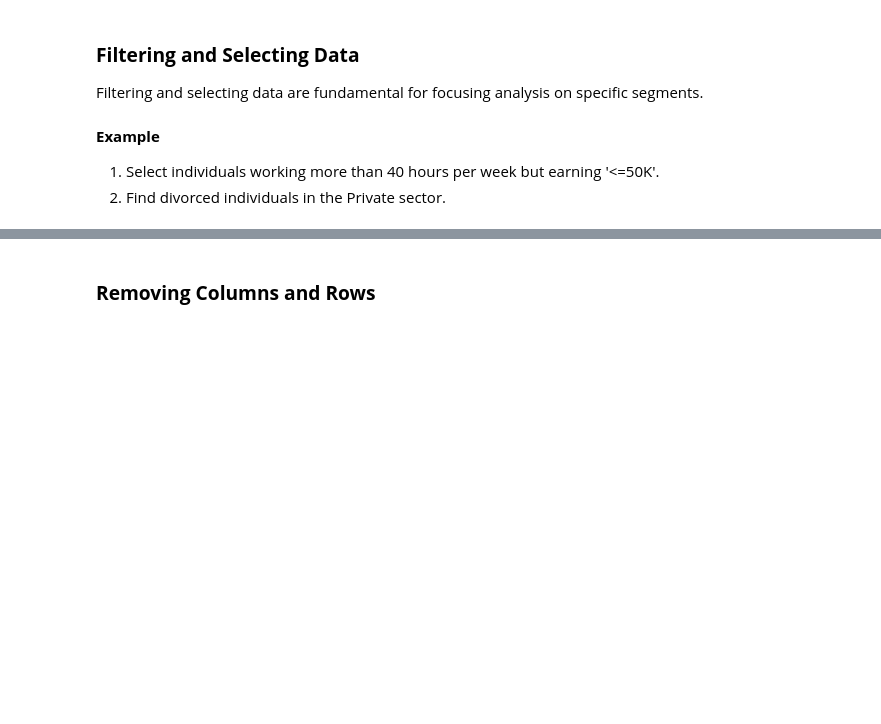
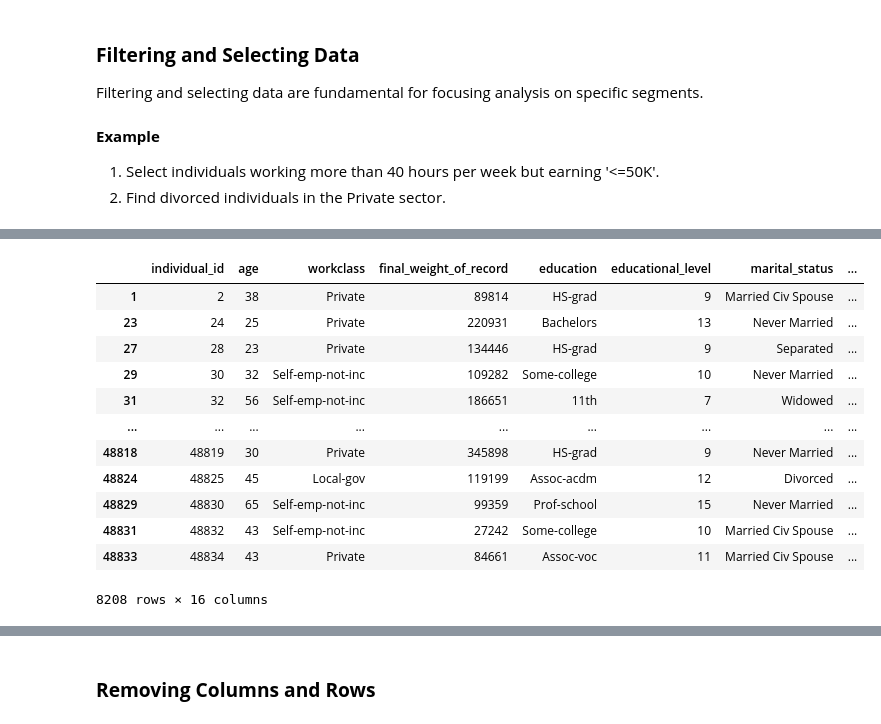
Before and after one commit to djustinandre/DAT09, a Jupyter notebook: Module 4 - Pandas/pandas_intermediate.ipynb, the cells around one changed output, grey strips where cells are left out. Cells and saved outputs as stored; diff of their text form; code cells hidden in the pictures; blank space fills up the shorter version.

```diff
--- a/Module 4 - Pandas/pandas_intermediate.ipynb
+++ b/Module 4 - Pandas/pandas_intermediate.ipynb
@@ -294,0 +414,13 @@ Name: workclass, Length: 45232, dtype: object
+# %%
+census_df["workclass"] = census_df["workclass"].astype('category')
+census_df["education"] = census_df["education"].astype('category')
+census_df["educational_num"] = census_df["educational_num"].astype('category')
+census_df["marital_status"] = census_df["marital_status"].astype('category')
+census_df["occupation"] = census_df["occupation"].astype('category')
+census_df["relationship"] = census_df["relationship"].astype('category')
+census_df["race"] = census_df["race"].astype('category')
+census_df["gender"] = census_df["gender"].astype('category')
+census_df["native_country"] = census_df["native_country"].astype('category')
+census_df["income"] = census_df["income"].astype('category')
+census_df["fnlwgt"] = census_df["fnlwgt"].astype('int64')
+census_df.info()
@@ -296,0 +455,11 @@ Name: workclass, Length: 45232, dtype: object
+# %%
+columns = {
+    "fnlwgt": "final_weight_of_record",
+    "educational_num": "educational_level",
+    "hours_per_week": "working_hours_per_week",
+    "income": "income_bracket"
+}
+
+# rename(columns={}, inplace=True)
+census_df.rename(columns=columns, inplace=True)
+census_df.columns
@@ -305,0 +530,16 @@ Filtering and selecting data are fundamental for focusing analysis on specific s
+# %%
+census_df[(census_df["working_hours_per_week"] > 40) & (census_df["income_bracket"] == "<=50K")]
+# %% [output]
+|  | individual_id | age | workclass | final_weight_of_record | education | educational_level | marital_status | ... |
+| 1 | 2 | 38 | Private | 89814 | HS-grad | 9 | Married Civ Spouse | ... |
+| 23 | 24 | 25 | Private | 220931 | Bachelors | 13 | Never Married | ... |
+| 27 | 28 | 23 | Private | 134446 | HS-grad | 9 | Separated | ... |
+| 29 | 30 | 32 | Self-emp-not-inc | 109282 | Some-college | 10 | Never Married | ... |
+| 31 | 32 | 56 | Self-emp-not-inc | 186651 | 11th | 7 | Widowed | ... |
+| ... | ... | ... | ... | ... | ... | ... | ... | ... |
+| 48818 | 48819 | 30 | Private | 345898 | HS-grad | 9 | Never Married | ... |
+| 48824 | 48825 | 45 | Local-gov | 119199 | Assoc-acdm | 12 | Divorced | ... |
+| 48829 | 48830 | 65 | Self-emp-not-inc | 99359 | Prof-school | 15 | Never Married | ... |
+| 48831 | 48832 | 43 | Self-emp-not-inc | 27242 | Some-college | 10 | Married Civ Spouse | ... |
+| 48833 | 48834 | 43 | Private | 84661 | Assoc-voc | 11 | Married Civ Spouse | ... |
+8208 rows × 16 columns
```
Also changed, not shown: parts of 32 cells of this notebook, 1 other file.
